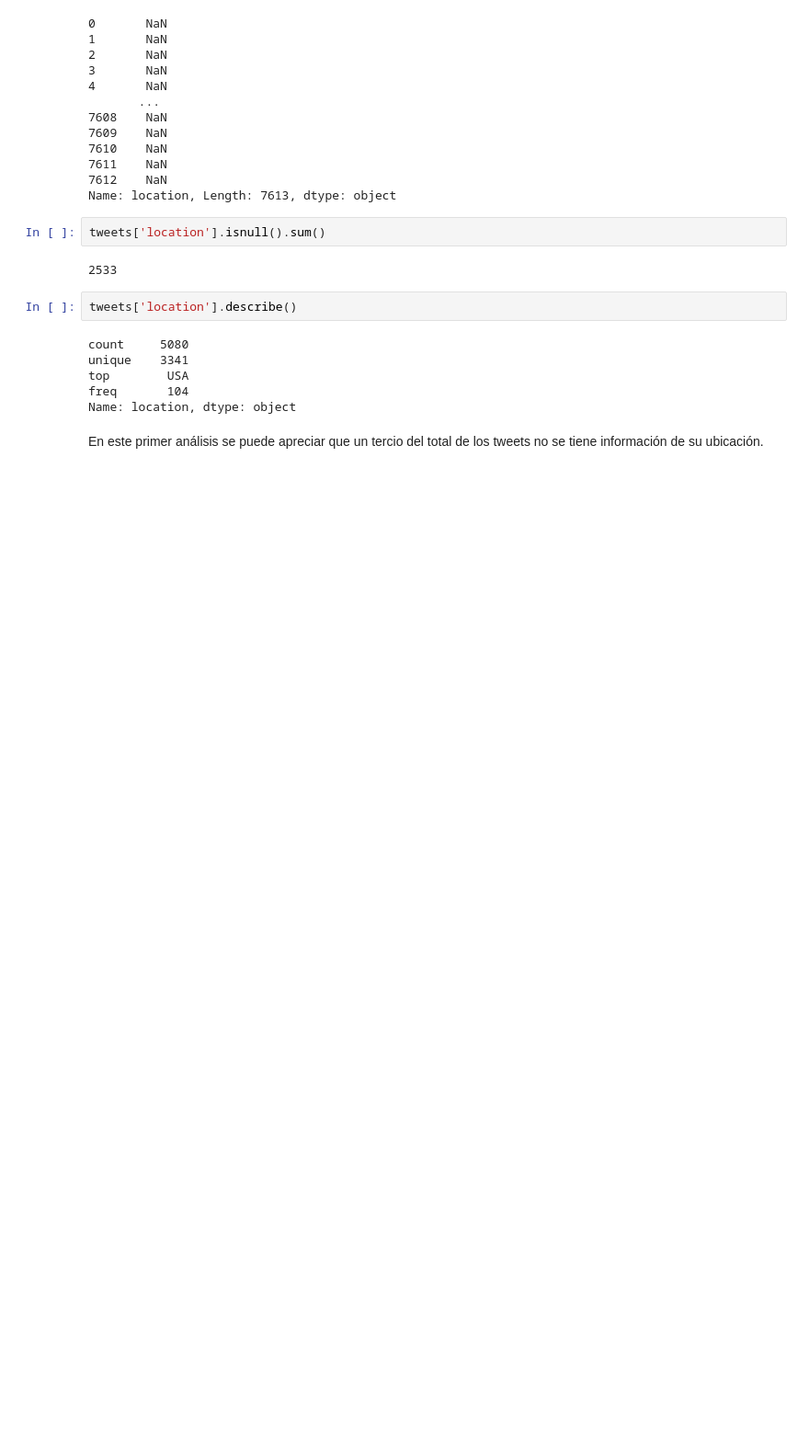
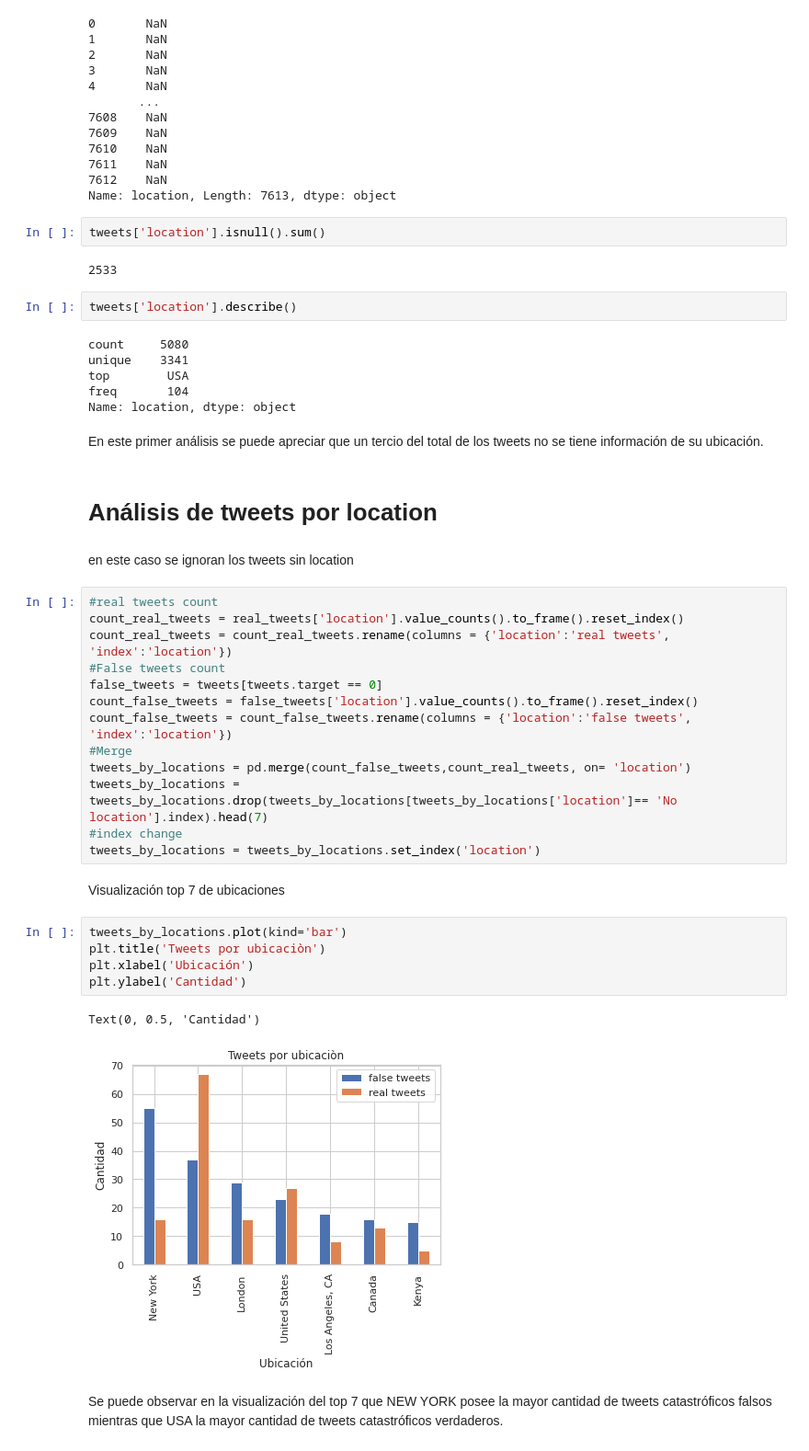
Before and after one commit to grettynazario/TP1-orgaDatos, a Jupyter notebook: TP1.ipynb, the cells around one changed output. Shown at 92% size. Drawn from its saved outputs; the diff is of its cells as text; blank space fills up the shorter version.

Commit message:
Se agrega análisis de datos sobre la cantidad de tweets verdaderos y falsos por ubicación (ignorando las que no poseen dicha ubicación), se agrega visualización

```diff
--- a/TP1.ipynb
+++ b/TP1.ipynb
@@ -271,3 +227,32 @@ freq       104
 Name: location, dtype: object
 # %% [markdown]
 En este primer análisis se puede apreciar que un tercio del total de los tweets no se tiene información de su ubicación.
+# %% [markdown]
+# Análisis de tweets por location
+# %% [markdown]
+en este caso se ignoran los tweets sin location
+# %%
+#real tweets count
+count_real_tweets = real_tweets['location'].value_counts().to_frame().reset_index()
+count_real_tweets = count_real_tweets.rename(columns = {'location':'real tweets', 'index':'location'})
+#False tweets count
+false_tweets = tweets[tweets.target == 0]
+count_false_tweets = false_tweets['location'].value_counts().to_frame().reset_index()
+count_false_tweets = count_false_tweets.rename(columns = {'location':'false tweets', 'index':'location'})
+#Merge
+tweets_by_locations = pd.merge(count_false_tweets,count_real_tweets, on= 'location')
+tweets_by_locations = tweets_by_locations.drop(tweets_by_locations[tweets_by_locations['location']== 'No location'].index).head(7)
+#index change
+tweets_by_locations = tweets_by_locations.set_index('location')
+# %% [markdown]
+Visualización top 7 de ubicaciones
+# %%
+tweets_by_locations.plot(kind='bar')
+plt.title('Tweets por ubicaciòn')
+plt.xlabel('Ubicación')
+plt.ylabel('Cantidad')
+# %% [output]
+Text(0, 0.5, 'Cantidad')
+[figure, added]
+# %% [markdown]
+Se puede observar en la visualización del top 7  que NEW YORK posee la mayor cantidad de tweets catastróficos falsos mientras que USA la mayor cantidad de tweets catastróficos verdaderos.
```
Also changed, not shown: parts of 6 cells of this notebook.
